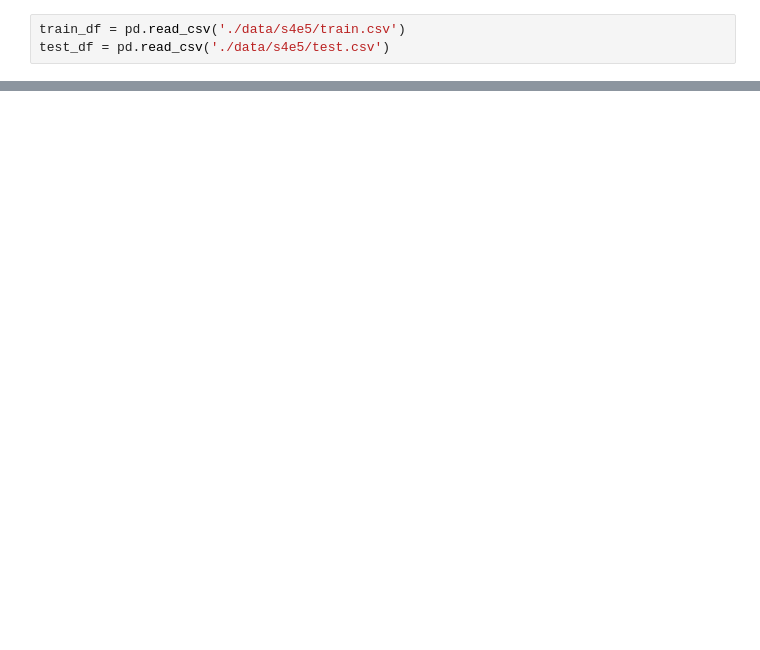
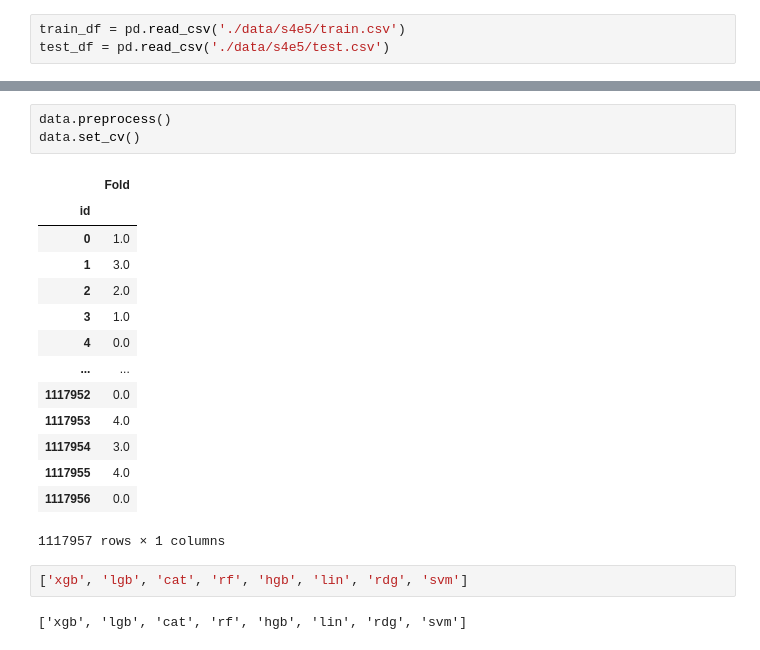
Before and after one commit to TylerFeemster/Tabular-Pipeline, a Jupyter notebook: presentation.ipynb, the cells around one changed output, grey strips where cells are left out. Drawn from its saved outputs; the diff is of its cells as text; blank space fills up the shorter version.

```diff
--- a/presentation.ipynb
+++ b/presentation.ipynb
@@ -180,0 +38,22 @@ TopographyDrainage : 0.0025117341428995132
+# %%
+data.preprocess()
+data.set_cv()
+# %% [output]
+|  | Fold |
+| id |  |
+| 0 | 1.0 |
+| 1 | 3.0 |
+| 2 | 2.0 |
+| 3 | 1.0 |
+| 4 | 0.0 |
+| ... | ... |
+| 1117952 | 0.0 |
+| 1117953 | 4.0 |
+| 1117954 | 3.0 |
+| 1117955 | 4.0 |
+| 1117956 | 0.0 |
+1117957 rows × 1 columns
+# %%
+['xgb', 'lgb', 'cat', 'rf', 'hgb', 'lin', 'rdg', 'svm']
+# %% [output]
+['xgb', 'lgb', 'cat', 'rf', 'hgb', 'lin', 'rdg', 'svm']
```
Also changed, not shown: parts of 8 cells of this notebook, 6 other files.
